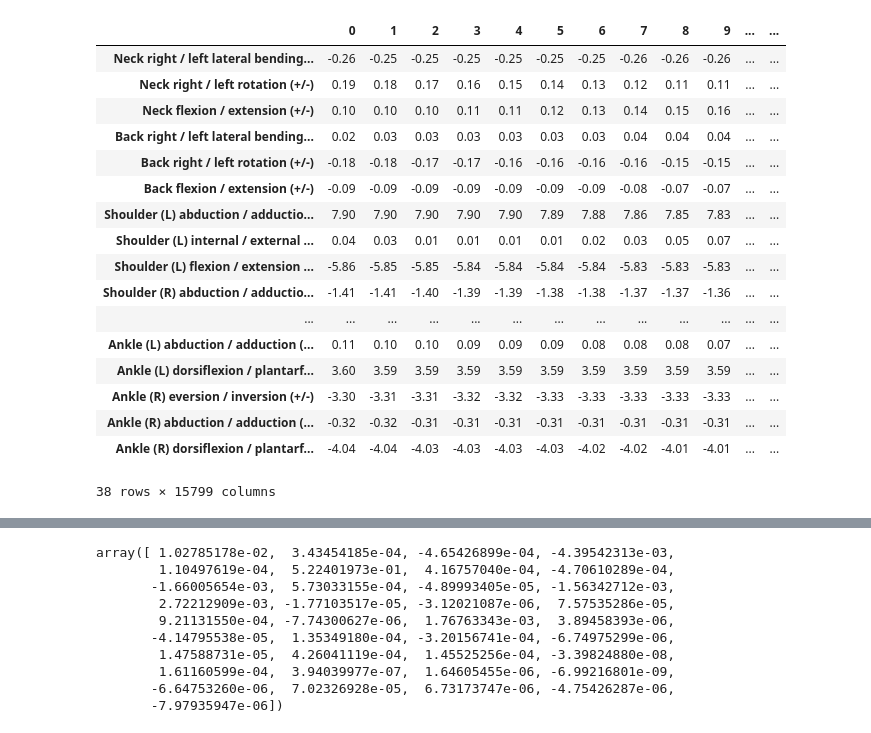
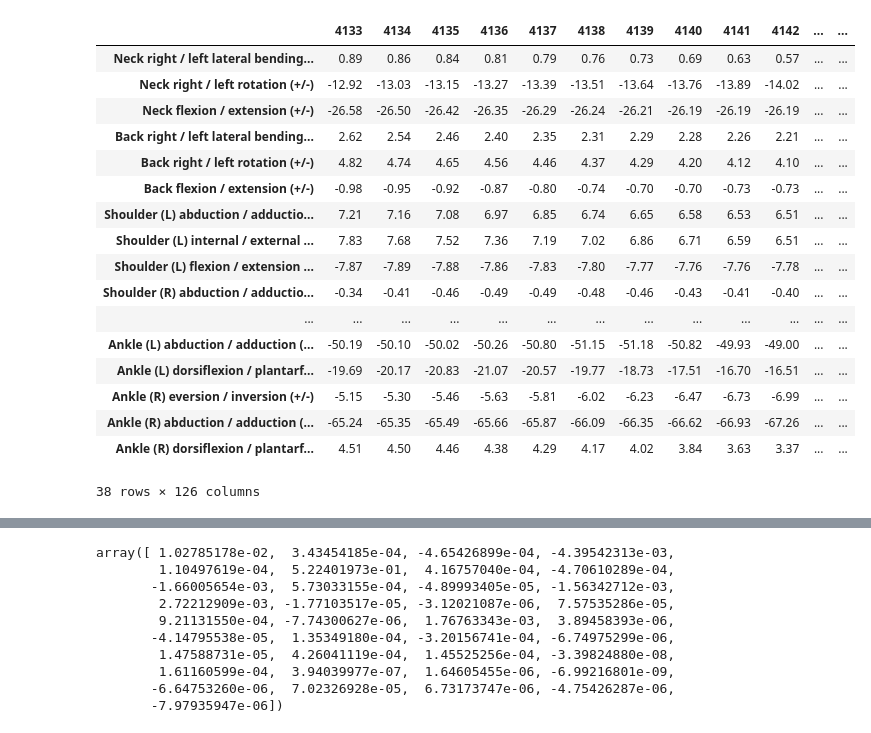
Before and after one commit to 11hoda11/fusion, a Jupyter notebook: DMD.ipynb, the cells around one changed output, grey strips where cells are left out. Cells and saved outputs as stored; diff of their text form; code cells hidden in the pictures.

```diff
--- a/DMD.ipynb
+++ b/DMD.ipynb
@@ -5,27 +5,27 @@ import matplotlib.pyplot as plt
 from scipy.linalg import svd
 # %%
 data=pd.read_csv('Trial_Joint_Angles.csv')
-X = data.T.iloc[2:]
+X = data.T.iloc[2:,4133:4259]
 X
 # %% [output]
-|  | 0 | 1 | 2 | 3 | 4 | 5 | 6 | 7 | 8 | 9 | ... | ... |
-| Neck right / left lateral bending... | -0.26 | -0.25 | -0.25 | -0.25 | -0.25 | -0.25 | -0.25 | -0.26 | -0.26 | -0.26 | ... | ... |
-| Neck right / left rotation (+/-) | 0.19 | 0.18 | 0.17 | 0.16 | 0.15 | 0.14 | 0.13 | 0.12 | 0.11 | 0.11 | ... | ... |
-| Neck flexion / extension (+/-) | 0.10 | 0.10 | 0.10 | 0.11 | 0.11 | 0.12 | 0.13 | 0.14 | 0.15 | 0.16 | ... | ... |
-| Back right / left lateral bending... | 0.02 | 0.03 | 0.03 | 0.03 | 0.03 | 0.03 | 0.03 | 0.04 | 0.04 | 0.04 | ... | ... |
-| Back right / left rotation (+/-) | -0.18 | -0.18 | -0.17 | -0.17 | -0.16 | -0.16 | -0.16 | -0.16 | -0.15 | -0.15 | ... | ... |
-| Back flexion / extension (+/-) | -0.09 | -0.09 | -0.09 | -0.09 | -0.09 | -0.09 | -0.09 | -0.08 | -0.07 | -0.07 | ... | ... |
-| Shoulder (L) abduction / adductio... | 7.90 | 7.90 | 7.90 | 7.90 | 7.90 | 7.89 | 7.88 | 7.86 | 7.85 | 7.83 | ... | ... |
-| Shoulder (L) internal / external ... | 0.04 | 0.03 | 0.01 | 0.01 | 0.01 | 0.01 | 0.02 | 0.03 | 0.05 | 0.07 | ... | ... |
-| Shoulder (L) flexion / extension ... | -5.86 | -5.85 | -5.85 | -5.84 | -5.84 | -5.84 | -5.84 | -5.83 | -5.83 | -5.83 | ... | ... |
-| Shoulder (R) abduction / adductio... | -1.41 | -1.41 | -1.40 | -1.39 | -1.39 | -1.38 | -1.38 | -1.37 | -1.37 | -1.36 | ... | ... |
+|  | 4133 | 4134 | 4135 | 4136 | 4137 | 4138 | 4139 | 4140 | 4141 | 4142 | ... | ... |
+| Neck right / left lateral bending... | 0.89 | 0.86 | 0.84 | 0.81 | 0.79 | 0.76 | 0.73 | 0.69 | 0.63 | 0.57 | ... | ... |
+| Neck right / left rotation (+/-) | -12.92 | -13.03 | -13.15 | -13.27 | -13.39 | -13.51 | -13.64 | -13.76 | -13.89 | -14.02 | ... | ... |
+| Neck flexion / extension (+/-) | -26.58 | -26.50 | -26.42 | -26.35 | -26.29 | -26.24 | -26.21 | -26.19 | -26.19 | -26.19 | ... | ... |
+| Back right / left lateral bending... | 2.62 | 2.54 | 2.46 | 2.40 | 2.35 | 2.31 | 2.29 | 2.28 | 2.26 | 2.21 | ... | ... |
+| Back right / left rotation (+/-) | 4.82 | 4.74 | 4.65 | 4.56 | 4.46 | 4.37 | 4.29 | 4.20 | 4.12 | 4.10 | ... | ... |
+| Back flexion / extension (+/-) | -0.98 | -0.95 | -0.92 | -0.87 | -0.80 | -0.74 | -0.70 | -0.70 | -0.73 | -0.73 | ... | ... |
+| Shoulder (L) abduction / adductio... | 7.21 | 7.16 | 7.08 | 6.97 | 6.85 | 6.74 | 6.65 | 6.58 | 6.53 | 6.51 | ... | ... |
+| Shoulder (L) internal / external ... | 7.83 | 7.68 | 7.52 | 7.36 | 7.19 | 7.02 | 6.86 | 6.71 | 6.59 | 6.51 | ... | ... |
+| Shoulder (L) flexion / extension ... | -7.87 | -7.89 | -7.88 | -7.86 | -7.83 | -7.80 | -7.77 | -7.76 | -7.76 | -7.78 | ... | ... |
+| Shoulder (R) abduction / adductio... | -0.34 | -0.41 | -0.46 | -0.49 | -0.49 | -0.48 | -0.46 | -0.43 | -0.41 | -0.40 | ... | ... |
 | ... | ... | ... | ... | ... | ... | ... | ... | ... | ... | ... | ... | ... |
-| Ankle (L) abduction / adduction (... | 0.11 | 0.10 | 0.10 | 0.09 | 0.09 | 0.09 | 0.08 | 0.08 | 0.08 | 0.07 | ... | ... |
-| Ankle (L) dorsiflexion / plantarf... | 3.60 | 3.59 | 3.59 | 3.59 | 3.59 | 3.59 | 3.59 | 3.59 | 3.59 | 3.59 | ... | ... |
-| Ankle (R) eversion / inversion (+/-) | -3.30 | -3.31 | -3.31 | -3.32 | -3.32 | -3.33 | -3.33 | -3.33 | -3.33 | -3.33 | ... | ... |
-| Ankle (R) abduction / adduction (... | -0.32 | -0.32 | -0.31 | -0.31 | -0.31 | -0.31 | -0.31 | -0.31 | -0.31 | -0.31 | ... | ... |
-| Ankle (R) dorsiflexion / plantarf... | -4.04 | -4.04 | -4.03 | -4.03 | -4.03 | -4.03 | -4.02 | -4.02 | -4.01 | -4.01 | ... | ... |
+| Ankle (L) abduction / adduction (... | -50.19 | -50.10 | -50.02 | -50.26 | -50.80 | -51.15 | -51.18 | -50.82 | -49.93 | -49.00 | ... | ... |
+| Ankle (L) dorsiflexion / plantarf... | -19.69 | -20.17 | -20.83 | -21.07 | -20.57 | -19.77 | -18.73 | -17.51 | -16.70 | -16.51 | ... | ... |
+| Ankle (R) eversion / inversion (+/-) | -5.15 | -5.30 | -5.46 | -5.63 | -5.81 | -6.02 | -6.23 | -6.47 | -6.73 | -6.99 | ... | ... |
+| Ankle (R) abduction / adduction (... | -65.24 | -65.35 | -65.49 | -65.66 | -65.87 | -66.09 | -66.35 | -66.62 | -66.93 | -67.26 | ... | ... |
+| Ankle (R) dorsiflexion / plantarf... | 4.51 | 4.50 | 4.46 | 4.38 | 4.29 | 4.17 | 4.02 | 3.84 | 3.63 | 3.37 | ... | ... |
-38 rows × 15799 columns
+38 rows × 126 columns
 # %%
 # constant value
 X = np.full((5, 100), 20)
```
Also changed, not shown: parts of 6 cells of this notebook, 7 other files.
